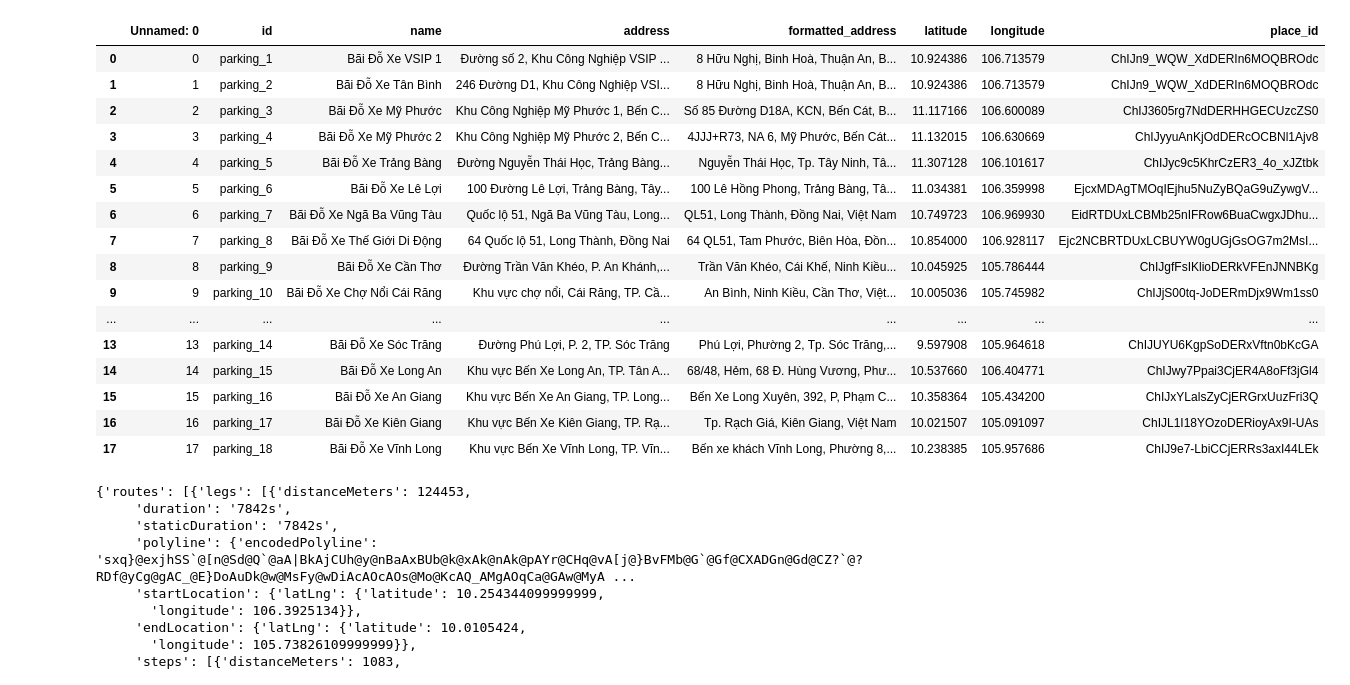
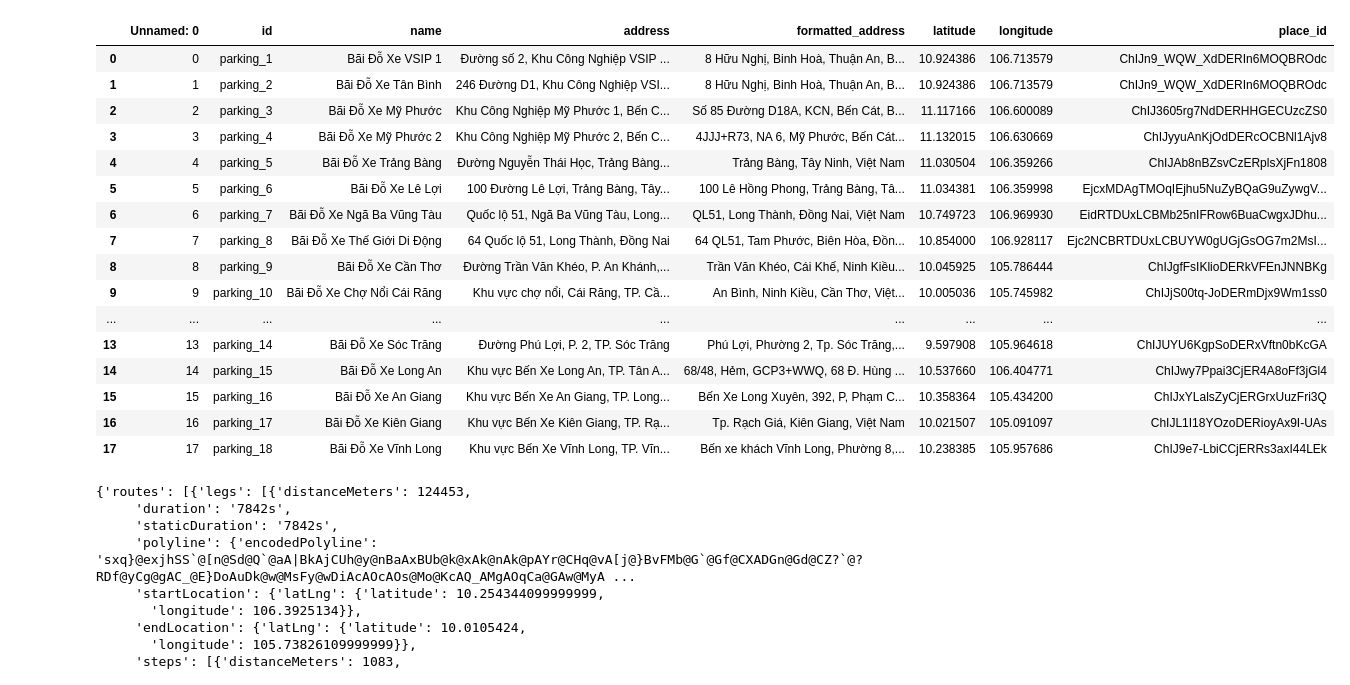
Before and after one commit to hoyvoh/scm-route-optimization, a Jupyter notebook: route_optimizer/data_collection/TestAlgs.ipynb, the cells around one changed output. Drawn from its saved outputs; the diff is of its cells as text; code cells hidden in the pictures.

```diff
--- a/route_optimizer/data_collection/TestAlgs.ipynb
+++ b/route_optimizer/data_collection/TestAlgs.ipynb
@@ -30,7 +30,7 @@ suppliers
 output_format = 'json'
 url = f'https://maps.gomaps.pro/maps/api/geocode/json'
 
-API_KEY = 'AlzaSygQKDijZjd4m-YlVL6nRUq97F9w9jlcKuJ' #'AlzaSy8750ykJid8J1QxUZxMFWO0j9MUwcFxSPR'
+API_KEY = ''
 params = {
     'key': API_KEY,
     'address' : 'Võ Thị Sáu, P. Đông Thành, Ninh Bình',
@@ -114,7 +114,7 @@ addr_df.to_csv('suppliers_v2.csv', encoding='utf8', index=False)
 output_format = 'json'
 url = f'https://maps.gomaps.pro/maps/api/geocode/json'
 
-API_KEY = 'AlzaSy8750ykJid8J1QxUZxMFWO0j9MUwcFxSPR'
+API_KEY = ' '
 params = {
     'key': API_KEY,
     'address' : 'Võ Thị Sáu, P. Đông Thành, Ninh Bình',
@@ -140,34 +140,34 @@ for addr in tqdm(parkings['address'].to_list()):
     try:
         params['address'] = addr
         response = requests.get(url, params=params, timeout=5)
         rqjson = response.json()
         location_data = extract_location_data(rqjson, addr)
         if location_data in addresses:
             continue
         addresses.append(location_data)
     except JSONDecodeError as e:
         print(addr)
         print(response.json())
         sleep(3)
         params['address'] = addr
         response = requests.get(url, params=params, timeout=5)
         rqjson = response.json()
         location_data = extract_location_data(rqjson, addr)
         if location_data in addresses:
             continue
         addresses.append(location_data)
 
 addr_df=pd.DataFrame(addresses)
 addr_df = pd.merge(parkings,addr_df, left_on='address', right_on='Address_key').drop(columns=['Address_key'])
 addr_df.to_csv('parkings_v2.csv', encoding='utf8', index=False)
 addr_df
 # %% [output]
 |  | Unnamed: 0 | id | name | address | formatted_address | latitude | longitude | place_id |
 | 0 | 0 | parking_1 | Bãi Đỗ Xe VSIP 1 | Đường số 2, Khu Công Nghiệp VSIP ... | 8 Hữu Nghị, Binh Hoà, Thuận An, B... | 10.924386 | 106.713579 | ChIJn9_WQW_XdDERIn6MOQBROdc |
 | 1 | 1 | parking_2 | Bãi Đỗ Xe Tân Bình | 246 Đường D1, Khu Công Nghiệp VSI... | 8 Hữu Nghị, Binh Hoà, Thuận An, B... | 10.924386 | 106.713579 | ChIJn9_WQW_XdDERIn6MOQBROdc |
 | 2 | 2 | parking_3 | Bãi Đỗ Xe Mỹ Phước | Khu Công Nghiệp Mỹ Phước 1, Bến C... | Số 85 Đường D18A, KCN, Bến Cát, B... | 11.117166 | 106.600089 | ChIJ3605rg7NdDERHHGECUzcZS0 |
 | 3 | 3 | parking_4 | Bãi Đỗ Xe Mỹ Phước 2 | Khu Công Nghiệp Mỹ Phước 2, Bến C... | 4JJJ+R73, NA 6, Mỹ Phước, Bến Cát... | 11.132015 | 106.630669 | ChIJyyuAnKjOdDERcOCBNl1Ajv8 |
-| 4 | 4 | parking_5 | Bãi Đỗ Xe Trảng Bàng | Đường Nguyễn Thái Học, Trảng Bàng... | Nguyễn Thái Học, Tp. Tây Ninh, Tâ... | 11.307128 | 106.101617 | ChIJyc9c5KhrCzER3_4o_xJZtbk |
+| 4 | 4 | parking_5 | Bãi Đỗ Xe Trảng Bàng | Đường Nguyễn Thái Học, Trảng Bàng... | Trảng Bàng, Tây Ninh, Việt Nam | 11.030504 | 106.359266 | ChIJAb8nBZsvCzERplsXjFn1808 |
 | 5 | 5 | parking_6 | Bãi Đỗ Xe Lê Lợi | 100 Đường Lê Lợi, Trảng Bàng, Tây... | 100 Lê Hồng Phong, Trảng Bàng, Tâ... | 11.034381 | 106.359998 | EjcxMDAgTMOqIEjhu5NuZyBQaG9uZywgV... |
 | 6 | 6 | parking_7 | Bãi Đỗ Xe Ngã Ba Vũng Tàu | Quốc lộ 51, Ngã Ba Vũng Tàu, Long... | QL51, Long Thành, Đồng Nai, Việt Nam | 10.749723 | 106.969930 | EidRTDUxLCBMb25nIFRow6BuaCwgxJDhu... |
 | 7 | 7 | parking_8 | Bãi Đỗ Xe Thế Giới Di Động | 64 Quốc lộ 51, Long Thành, Đồng Nai | 64 QL51, Tam Phước, Biên Hòa, Đồn... | 10.854000 | 106.928117 | Ejc2NCBRTDUxLCBUYW0gUGjGsOG7m2MsI... |
@@ -175,7 +175,7 @@ addr_df
 | 9 | 9 | parking_10 | Bãi Đỗ Xe Chợ Nổi Cái Răng | Khu vực chợ nổi, Cái Răng, TP. Cầ... | An Bình, Ninh Kiều, Cần Thơ, Việt... | 10.005036 | 105.745982 | ChIJjS00tq-JoDERmDjx9Wm1ss0 |
 | ... | ... | ... | ... | ... | ... | ... | ... | ... |
 | 13 | 13 | parking_14 | Bãi Đỗ Xe Sóc Trăng | Đường Phú Lợi, P. 2, TP. Sóc Trăng | Phú Lợi, Phường 2, Tp. Sóc Trăng,... | 9.597908 | 105.964618 | ChIJUYU6KgpSoDERxVftn0bKcGA |
-| 14 | 14 | parking_15 | Bãi Đỗ Xe Long An | Khu vực Bến Xe Long An, TP. Tân A... | 68/48, Hẻm, 68 Đ. Hùng Vương, Phư... | 10.537660 | 106.404771 | ChIJwy7Ppai3CjER4A8oFf3jGl4 |
+| 14 | 14 | parking_15 | Bãi Đỗ Xe Long An | Khu vực Bến Xe Long An, TP. Tân A... | 68/48, Hẻm, GCP3+WWQ, 68 Đ. Hùng ... | 10.537660 | 106.404771 | ChIJwy7Ppai3CjER4A8oFf3jGl4 |
 | 15 | 15 | parking_16 | Bãi Đỗ Xe An Giang | Khu vực Bến Xe An Giang, TP. Long... | Bến Xe Long Xuyên, 392, P, Phạm C... | 10.358364 | 105.434200 | ChIJxYLalsZyCjERGrxUuzFri3Q |
 | 16 | 16 | parking_17 | Bãi Đỗ Xe Kiên Giang | Khu vực Bến Xe Kiên Giang, TP. Rạ... | Tp. Rạch Giá, Kiên Giang, Việt Nam | 10.021507 | 105.091097 | ChIJL1I18YOzoDERioyAx9I-UAs |
 | 17 | 17 | parking_18 | Bãi Đỗ Xe Vĩnh Long | Khu vực Bến Xe Vĩnh Long, TP. Vĩn... | Bến xe khách Vĩnh Long, Phường 8,... | 10.238385 | 105.957686 | ChIJ9e7-LbiCCjERRs3axI44LEk |
```
Also changed, not shown: parts of 4 cells of this notebook, 14 other files.
